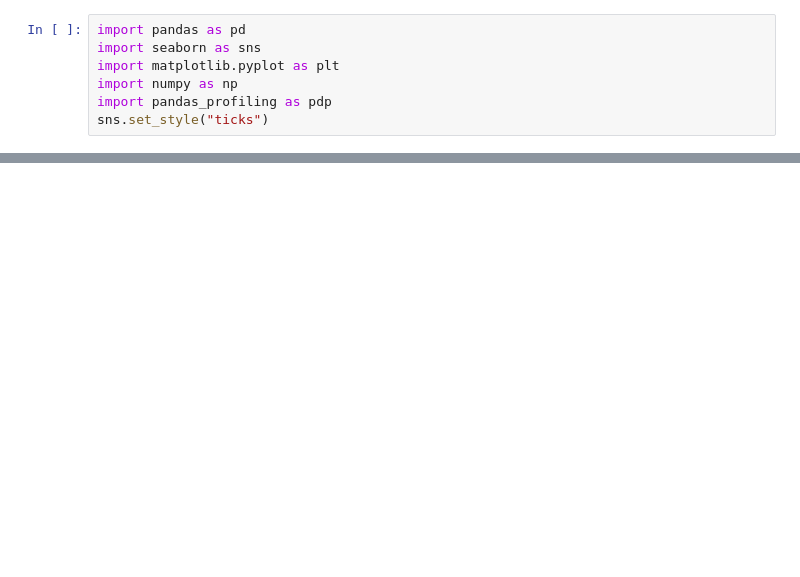
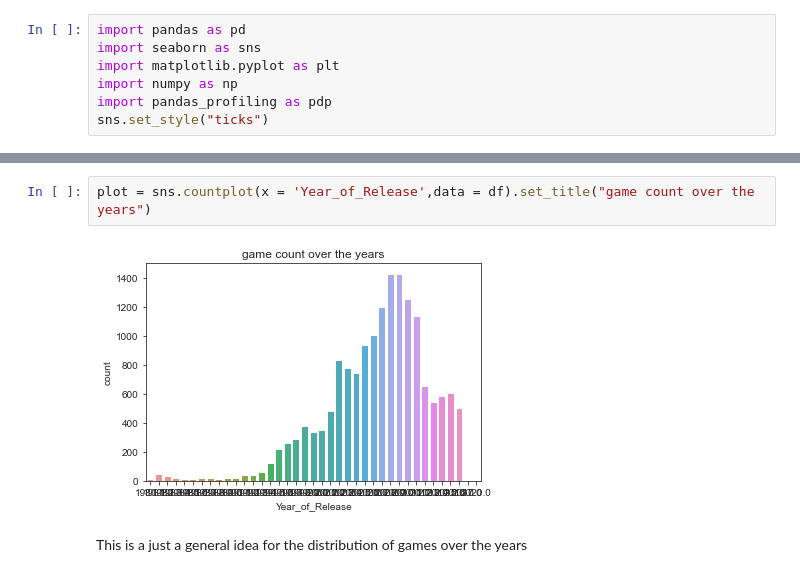
Before and after one commit to jacintoi/course-project-group_1019, a Jupyter notebook: analysis/Aidan/Milestone_2/EDA_gamesConsoles.ipynb, the cells around one changed output, grey strips where cells are left out. Cells and saved outputs as stored; diff of their text form; blank space fills up the shorter version.

```diff
--- a/analysis/Aidan/Milestone_2/EDA_gamesConsoles.ipynb
+++ b/analysis/Aidan/Milestone_2/EDA_gamesConsoles.ipynb
@@ -89,0 +98,6 @@ plot = sns.countplot(hue = 'Year_of_Release',data = df, hue_order = df.Year_of_R
+# %%
+plot = sns.countplot(x = 'Year_of_Release',data = df).set_title("game count over the years")
+# %% [output]
+[figure, added]
+# %% [markdown]
+This is a just a general idea for the distribution of games over the years
```
Also changed, not shown: parts of 11 cells of this notebook.
